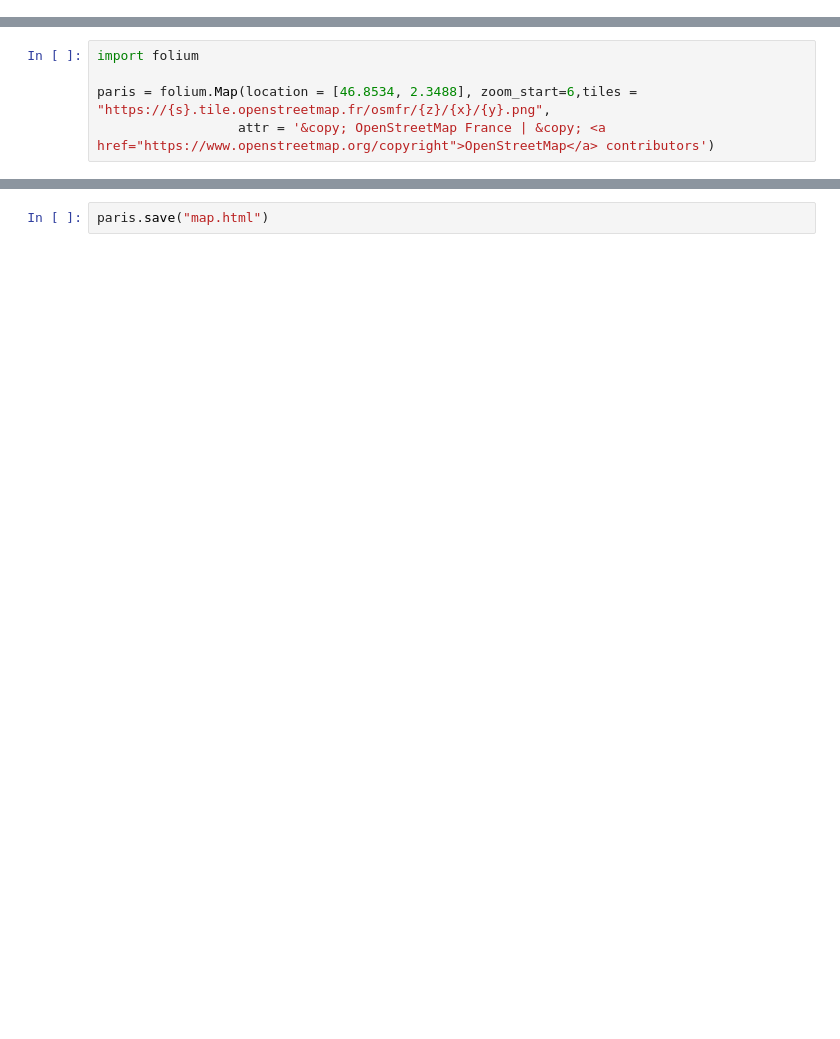
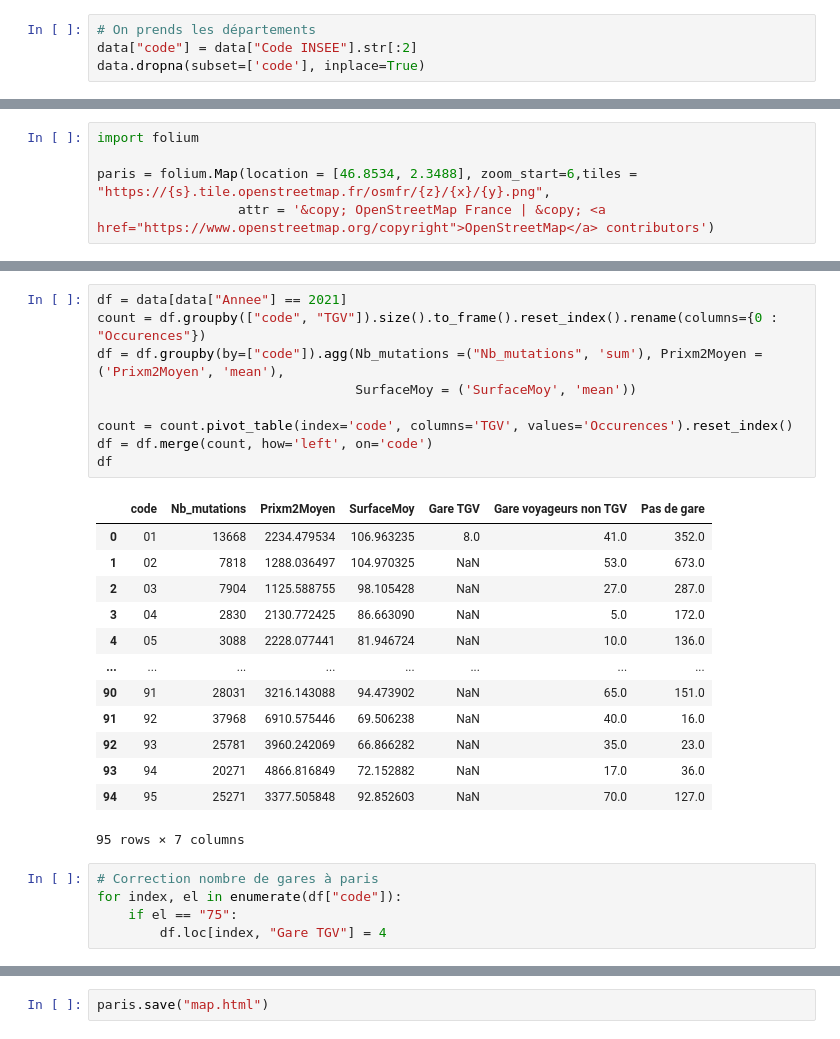
Before and after one commit to AlexisReve/Immo_price, a Jupyter notebook: merge.ipynb, the cells around one changed output, grey strips where cells are left out. Saved outputs shown, nothing was run; the diff lists cells and outputs as text; blank space fills up the shorter version.

```diff
--- a/merge.ipynb
+++ b/merge.ipynb
@@ -161,5 +215,9 @@ data[data["Code INSEE"].isin(ville)]
 for index, el in enumerate(data["Code INSEE"]):
     if el in ville:
         data.loc[index, "TGV"] = "Gare TGV"
+# %%
+# On prends les départements
+data["code"] = data["Code INSEE"].str[:2]
+data.dropna(subset=['code'], inplace=True)
 # %%
 data.to_csv("TGV.csv", sep = ";", index=False)
@@ -175,3 +235,31 @@ print(df.shape)
+# %%
+df = data[data["Annee"] == 2021]
+count = df.groupby(["code", "TGV"]).size().to_frame().reset_index().rename(columns={0 : "Occurences"})
+df = df.groupby(by=["code"]).agg(Nb_mutations =("Nb_mutations", 'sum'), Prixm2Moyen = ('Prixm2Moyen', 'mean'),
+                                 SurfaceMoy = ('SurfaceMoy', 'mean'))
+
+count = count.pivot_table(index='code', columns='TGV', values='Occurences').reset_index()
+df = df.merge(count, how='left', on='code')
+df
+# %% [output]
+|  | code | Nb_mutations | Prixm2Moyen | SurfaceMoy | Gare TGV | Gare voyageurs non TGV | Pas de gare |
+| 0 | 01 | 13668 | 2234.479534 | 106.963235 | 8.0 | 41.0 | 352.0 |
+| 1 | 02 | 7818 | 1288.036497 | 104.970325 | NaN | 53.0 | 673.0 |
+| 2 | 03 | 7904 | 1125.588755 | 98.105428 | NaN | 27.0 | 287.0 |
+| 3 | 04 | 2830 | 2130.772425 | 86.663090 | NaN | 5.0 | 172.0 |
+| 4 | 05 | 3088 | 2228.077441 | 81.946724 | NaN | 10.0 | 136.0 |
+| ... | ... | ... | ... | ... | ... | ... | ... |
+| 90 | 91 | 28031 | 3216.143088 | 94.473902 | NaN | 65.0 | 151.0 |
+| 91 | 92 | 37968 | 6910.575446 | 69.506238 | NaN | 40.0 | 16.0 |
+| 92 | 93 | 25781 | 3960.242069 | 66.866282 | NaN | 35.0 | 23.0 |
+| 93 | 94 | 20271 | 4866.816849 | 72.152882 | NaN | 17.0 | 36.0 |
+| 94 | 95 | 25271 | 3377.505848 | 92.852603 | NaN | 70.0 | 127.0 |
+95 rows × 7 columns
+# %%
+# Correction nombre de gares à paris
+for index, el in enumerate(df["code"]):
+    if el == "75":
+        df.loc[index, "Gare TGV"] = 4
 # %%
 # Augmenter le geojson
 
```
Also changed, not shown: parts of 23 cells of this notebook.
